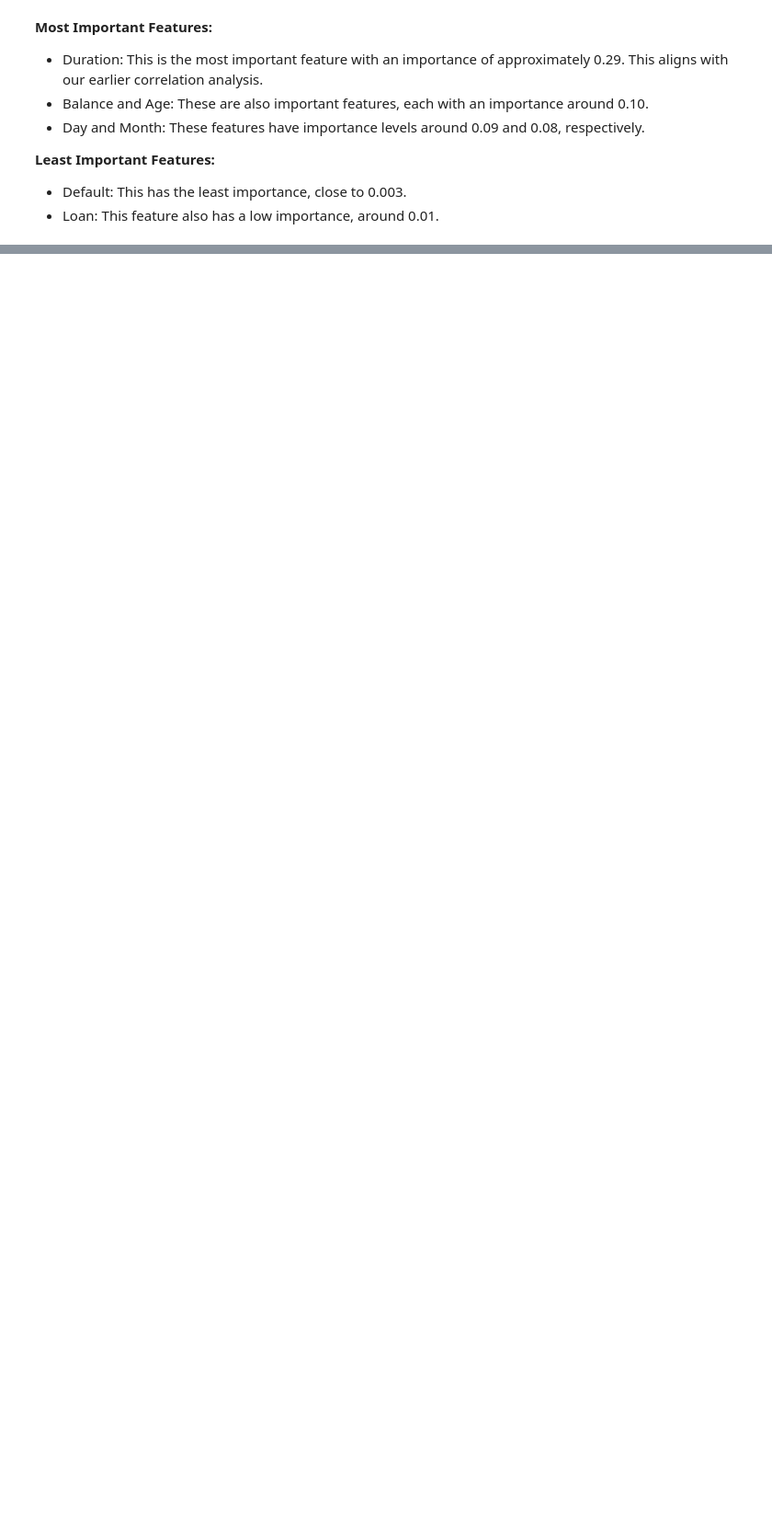
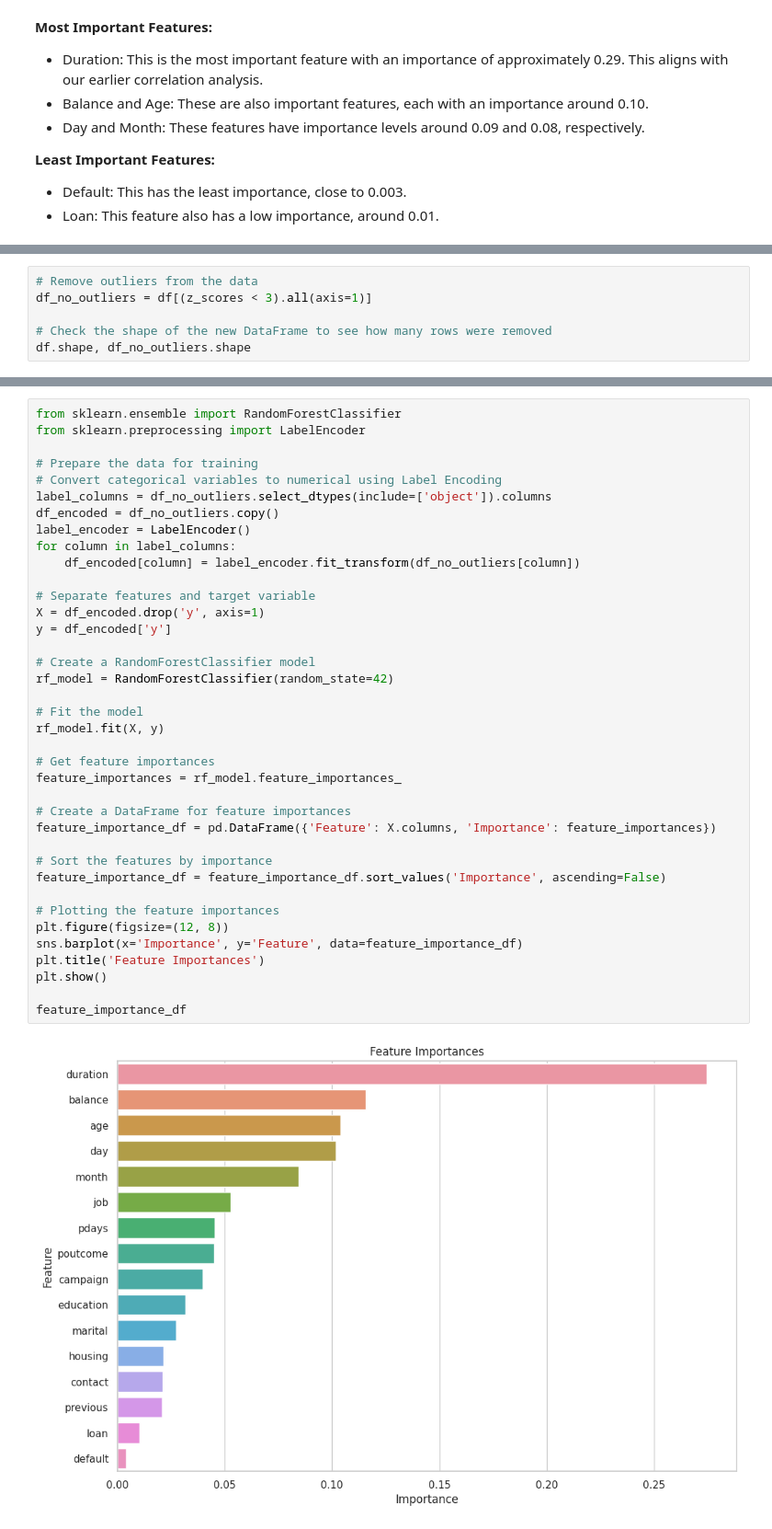
Before and after one commit to AIFahim/AIFahim-Blockstak-ML, a Jupyter notebook: EDA.ipynb, the cells around one changed output, grey strips where cells are left out. Shown at 92% size. Saved outputs shown, nothing was run; the diff lists cells and outputs as text; blank space fills up the shorter version.

```diff
--- a/EDA.ipynb
+++ b/EDA.ipynb
@@ -303,0 +395,6 @@ feature_importance_df
+# %%
+# Remove outliers from the data
+df_no_outliers = df[(z_scores < 3).all(axis=1)]
+
+# Check the shape of the new DataFrame to see how many rows were removed
+df.shape, df_no_outliers.shape
@@ -303,0 +403,40 @@ feature_importance_df
+# %%
+from sklearn.ensemble import RandomForestClassifier
+from sklearn.preprocessing import LabelEncoder
+
+# Prepare the data for training
+# Convert categorical variables to numerical using Label Encoding
+label_columns = df_no_outliers.select_dtypes(include=['object']).columns
+df_encoded = df_no_outliers.copy()
+label_encoder = LabelEncoder()
+for column in label_columns:
+    df_encoded[column] = label_encoder.fit_transform(df_no_outliers[column])
+
+# Separate features and target variable
+X = df_encoded.drop('y', axis=1)
+y = df_encoded['y']
+
+# Create a RandomForestClassifier model
+rf_model = RandomForestClassifier(random_state=42)
+
+# Fit the model
+rf_model.fit(X, y)
+
+# Get feature importances
+feature_importances = rf_model.feature_importances_
+
+# Create a DataFrame for feature importances
+feature_importance_df = pd.DataFrame({'Feature': X.columns, 'Importance': feature_importances})
+
+# Sort the features by importance
+feature_importance_df = feature_importance_df.sort_values('Importance', ascending=False)
+
+# Plotting the feature importances
+plt.figure(figsize=(12, 8))
+sns.barplot(x='Importance', y='Feature', data=feature_importance_df)
+plt.title('Feature Importances')
+plt.show()
+
+feature_importance_df
+# %% [output]
+[figure, added]
```
Also changed, not shown: parts of 13 cells of this notebook.
